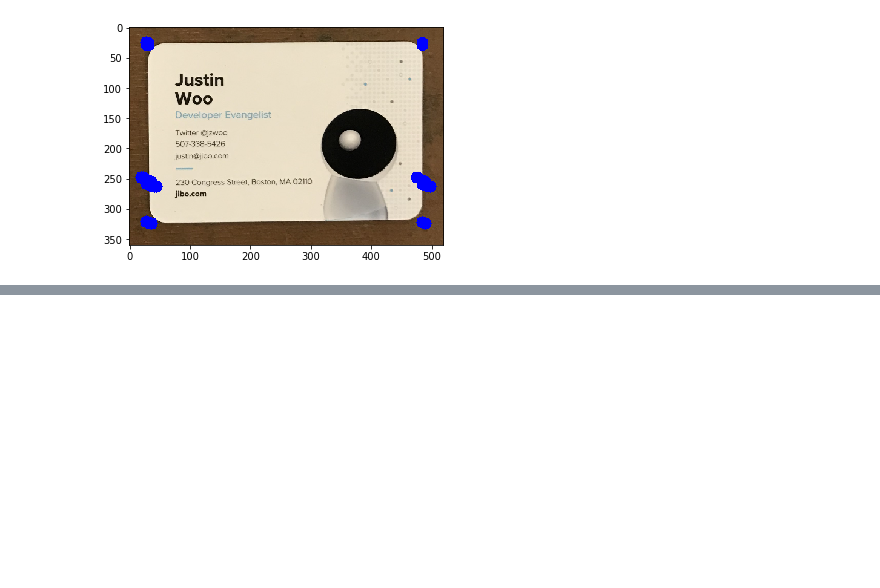
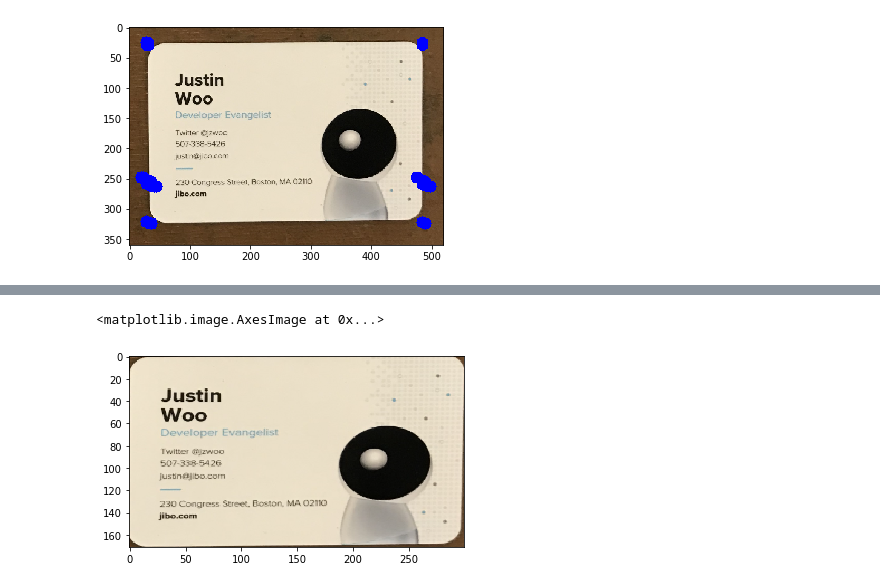
Before and after one commit to Averylamp/cARd, a Jupyter notebook: server/notebooks/vision_prototyping.ipynb, the cells around one changed output, grey strips where cells are left out. Saved outputs shown, nothing was run; the diff lists cells and outputs as text; code cells hidden in the pictures; blank space fills up the shorter version.

```diff
--- a/server/notebooks/vision_prototyping.ipynb
+++ b/server/notebooks/vision_prototyping.ipynb
@@ -67,0 +136,20 @@ theta
+# %%
+# card dimensions: 3.5 in x 2 in
+pixel_width = 300
+pixel_height = int(pixel_width*(2.0/3.5))
+
+# compute the homography
+pts_dst = [
+    [0,0],
+    [pixel_width,0],
+    [0,pixel_height],
+    [pixel_width,pixel_height]
+]
+h, status = cv2.findHomography(np.array(final_points), np.array(pts_dst))
+
+im_dst = cv2.warpPerspective(image, h, (pixel_width, pixel_height))
+
+plt.imshow(im_dst)
+# %% [output]
+<matplotlib.image.AxesImage at 0x...>
+[figure, added]
```
Also changed, not shown: parts of 6 cells of this notebook.
